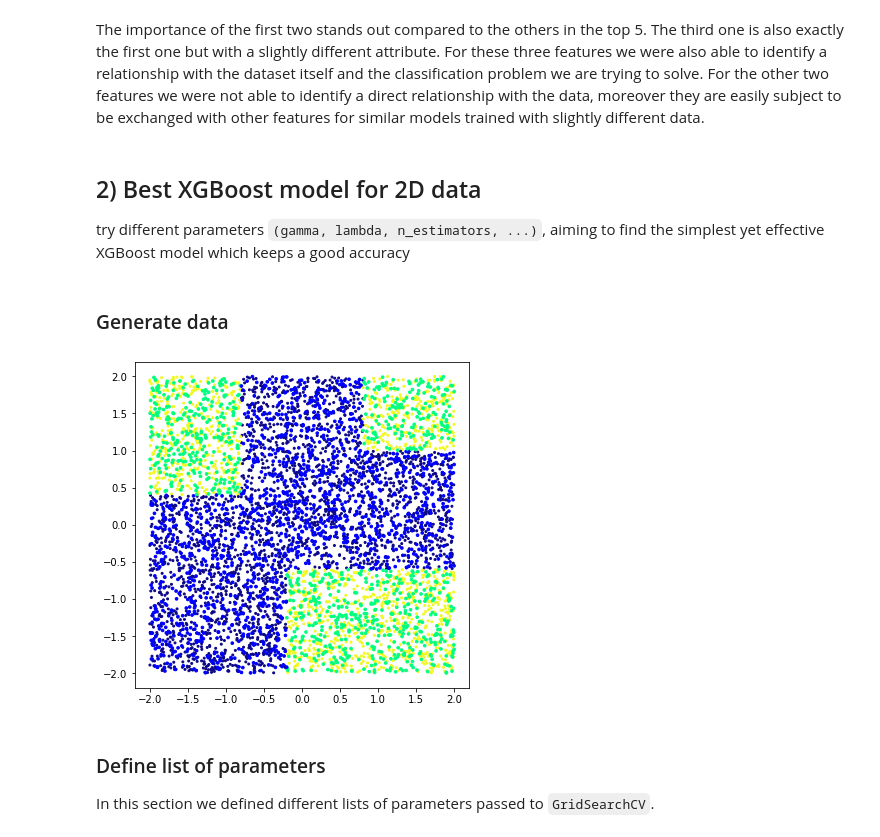
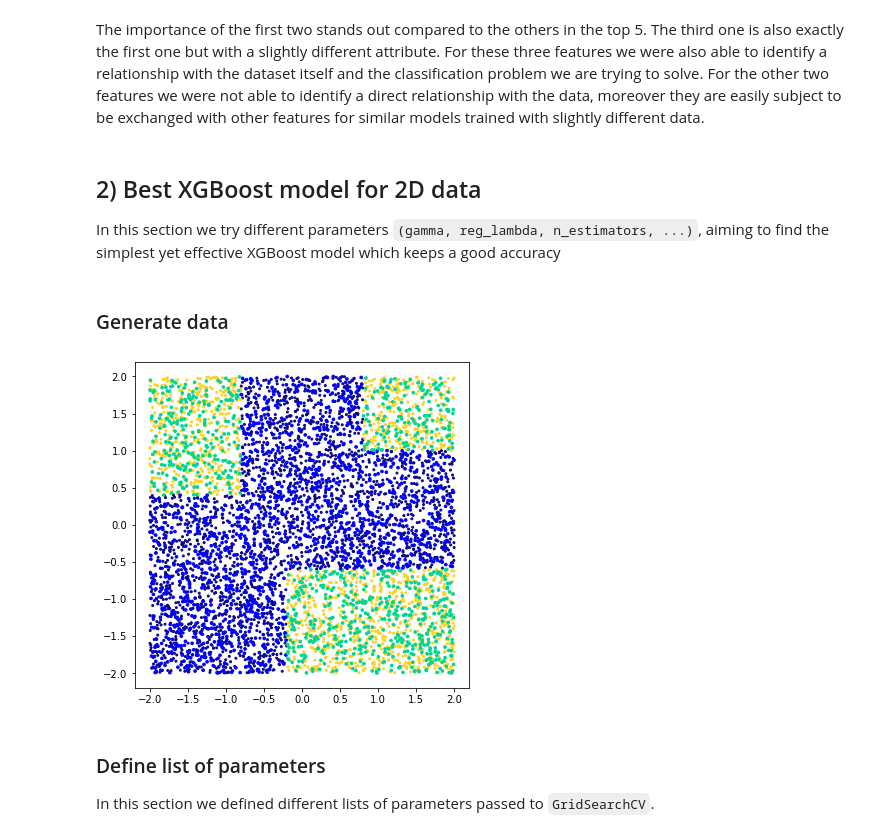
Before and after one commit to GiacomoFrn/LCP-modB, a Jupyter notebook: 04-XGBoost/2207_04-XGB.ipynb, the cells around one changed output. Cells and saved outputs as stored; diff of their text form; code cells hidden in the pictures.

```diff
--- a/04-XGBoost/2207_04-XGB.ipynb
+++ b/04-XGBoost/2207_04-XGB.ipynb
@@ -560,31 +562,30 @@ Top 5 features
 The importance of the first two stands out compared to the others in the top 5. The third one is also exactly the first one but with a slightly different attribute. For these three features we were also able to identify a relationship with the dataset itself and the classification problem we are trying to solve. For the other two features we were not able to identify a direct relationship with the data, moreover they are easily subject to be exchanged with other features for similar models trained with slightly different data.
 # %% [markdown]
 ## 2) Best XGBoost model for 2D data
-try different parameters `(gamma, lambda, n_estimators, ...)`, aiming to find the simplest yet effective XGBoost model which keeps a good accuracy
+In this section we try different parameters `(gamma, reg_lambda, n_estimators, ...)`, aiming to find the simplest yet effective XGBoost model which keeps a good accuracy
 # %% [markdown]
 ### Generate data
 # %%
 S = 2
 N = 8000
 
 x = S*(2*np.random.rand(N,2)-1)
-#y = np.zeros(N).astype(int)
 y = np.asarray([ 1 if (x0>-.2 and x1<-.6) or
                        (x0<-.8 and x1>.4) or
                        (x0>.8 and x1>1) else 0
                  for x0, x1 in zip(x[:,0], x[:,1])])
 
 ds = Dataset(x, y, train_test_frac=0.7 ,valid_train_frac=0.3)
 
 # plot train and test data
 plt.figure(figsize=(6,6))
 plt.scatter(ds.xtrain[:,0], ds.xtrain[:,1],
-            c=ds.ytrain, cmap="plasma", s=4)
+            c=ds.ytrain, cmap="plasma", vmax=1.1, s=4)
 plt.scatter(ds.xtest[:,0], ds.xtest[:,1],
-            c=ds.ytest, cmap="winter", s=7)
+            c=ds.ytest, cmap="winter", vmax=1.2, s=7)
 plt.show()
 # %% [output]
-[figure, old version]
+[figure, new version]
 # %% [markdown]
 ### Define list of parameters
 In this section we defined different lists of parameters passed to `GridSearchCV`.
```
Also changed, not shown: parts of 12 cells of this notebook, 3 other files.
